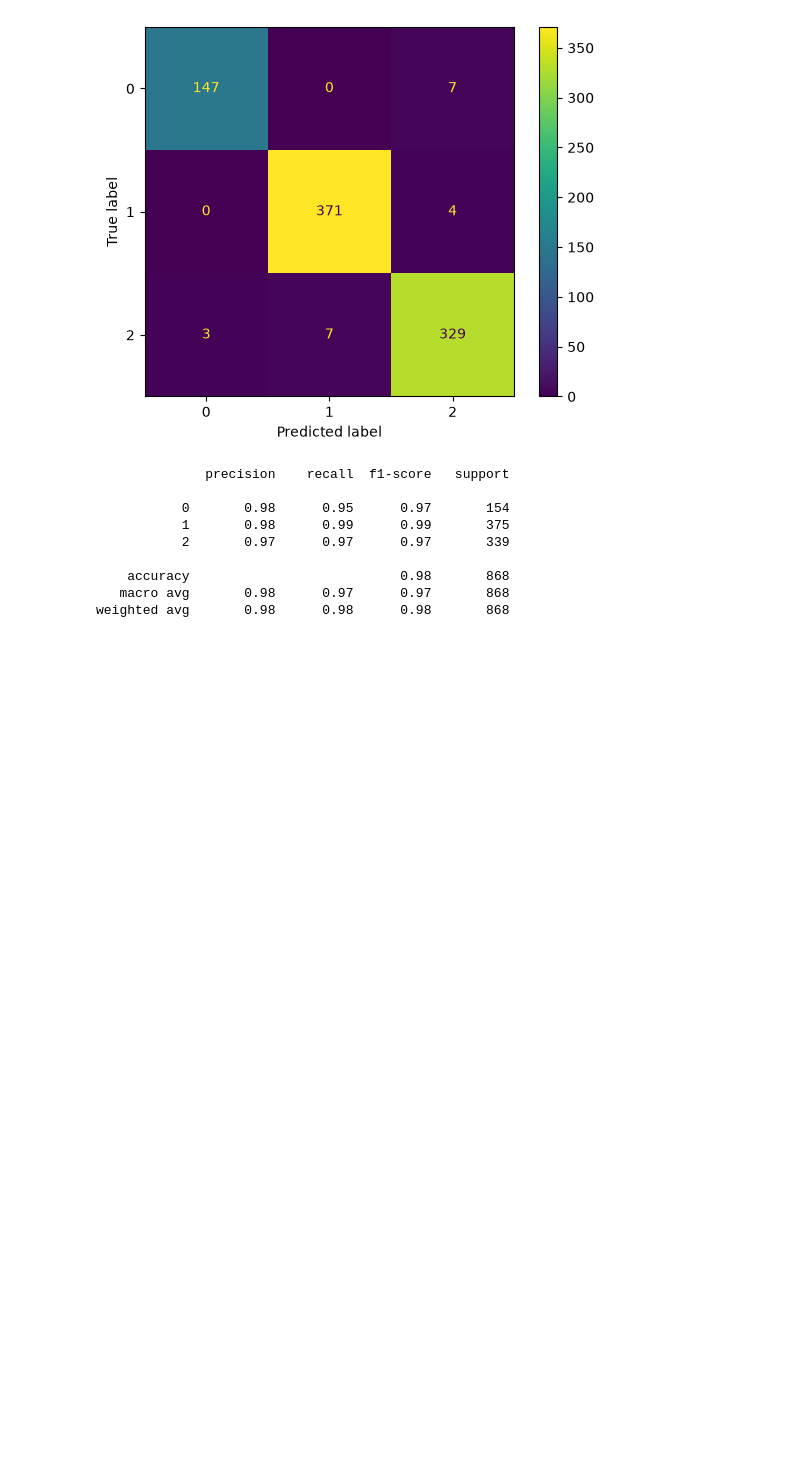
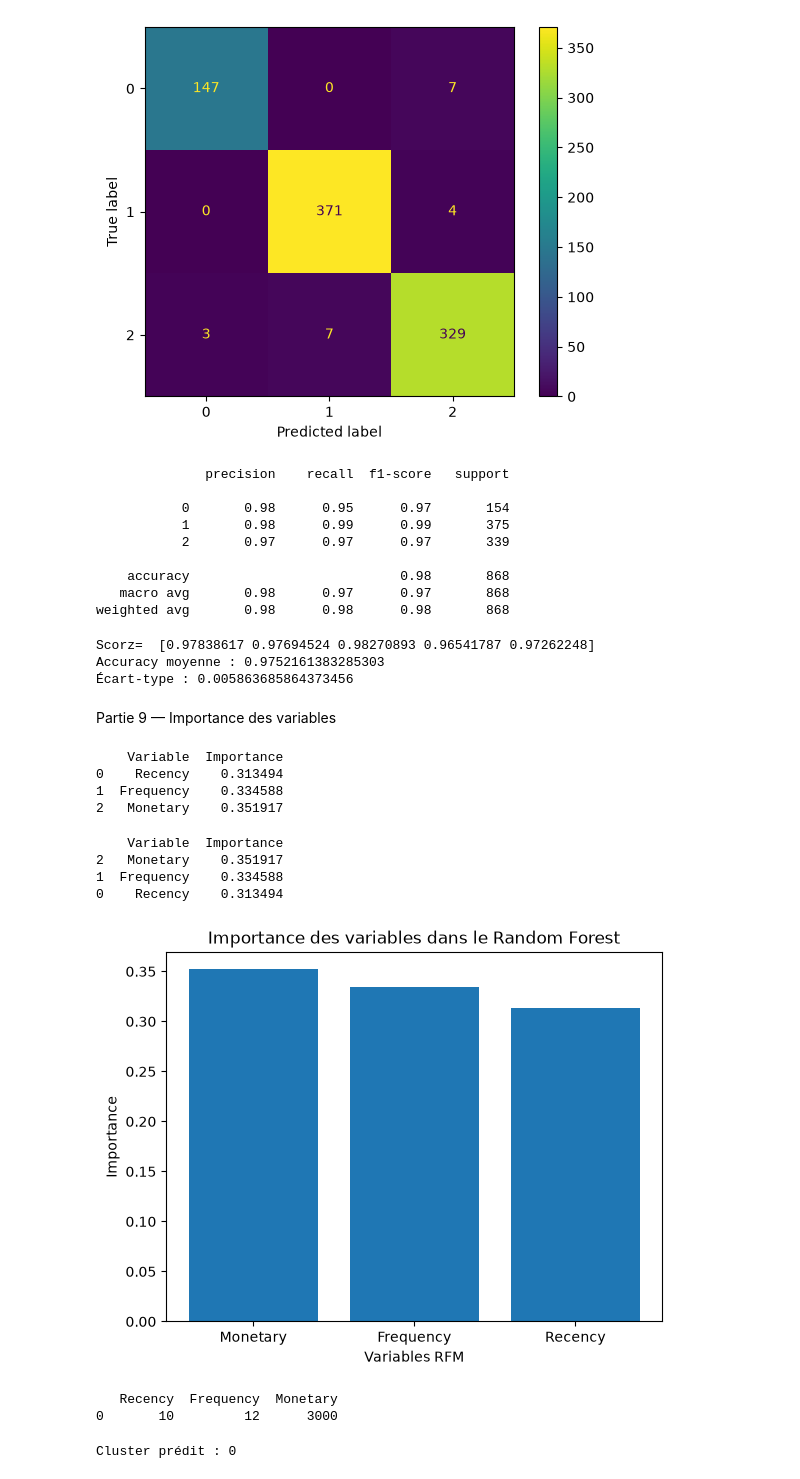
Before and after one commit to safaacht/Online-Retail-Customer-Segmentation, a Jupyter notebook: notebook/01_eda.ipynb, the cells around one changed output. Drawn from its saved outputs; the diff is of its cells as text; code cells hidden in the pictures; blank space fills up the shorter version.

```diff
--- a/notebook/01_eda.ipynb
+++ b/notebook/01_eda.ipynb
@@ -4,8 +4,7 @@ Partie 1 — Préparation et exploration
 import pandas as pd
 
 df = pd.read_excel(
-    "/app/data/data_brief3.xlsx",
-    engine="openpyxl"
+"C:\\Client Segmentation\\Online-Retail-Customer-Segmentation\\data\\data_brief3.xlsx",    engine="openpyxl"
 )
 
 df.head()
@@ -420,3 +415,78 @@ print(classification_report(y_test, y_pred))
     accuracy                           0.98       868
    macro avg       0.98      0.97      0.97       868
 weighted avg       0.98      0.98      0.98       868
+# %%
+from sklearn.model_selection import cross_val_score
+
+score = cross_val_score(
+    rf,
+    X_train,
+    y_train,
+    cv=5,
+    scoring="accuracy"
+)
+
+print("Scorz= ", score)
+print("Accuracy moyenne :", score.mean())
+print("Écart-type :", score.std())
+# %% [output]
+Scorz=  [0.97838617 0.97694524 0.98270893 0.96541787 0.97262248]
+Accuracy moyenne : 0.9752161383285303
+Écart-type : 0.005863685864373456
+# %% [markdown]
+Partie 9 — Importance des variables
+# %%
+import pandas as pd
+
+importance = pd.DataFrame({
+    'Variable' : X_train.columns,
+    'Importance' : rf.feature_importances_
+})
+
+print(importance)
+# %% [output]
+    Variable  Importance
+0    Recency    0.313494
+1  Frequency    0.334588
+2   Monetary    0.351917
+# %%
+importance = importance.sort_values(
+    by='Importance',
+    ascending=False
+)
+
+print(importance)
+# %% [output]
+    Variable  Importance
+2   Monetary    0.351917
+1  Frequency    0.334588
+0    Recency    0.313494
+# %%
+import matplotlib.pyplot as plt
+
+plt.bar(importance['Variable'], importance['Importance'])
+
+plt.xlabel("Variables RFM")
+plt.ylabel("Importance")
+plt.title("Importance des variables dans le Random Forest")
+
+plt.show()
+# %% [output]
+[figure, added]
+# %%
+new_client = pd.DataFrame({
+    'Recency': [10],
+    'Frequency': [12],
+    'Monetary': [3000]
+})
+
+print(new_client)
+# %% [output]
+   Recency  Frequency  Monetary
+0       10         12      3000
+# %%
+predicted_cluster = rf.predict(new_client)
+
+print("Cluster prédit :", predicted_cluster[0])
+# %% [output]
+Cluster prédit : 0
```
Also changed, not shown: parts of 6 cells of this notebook.
